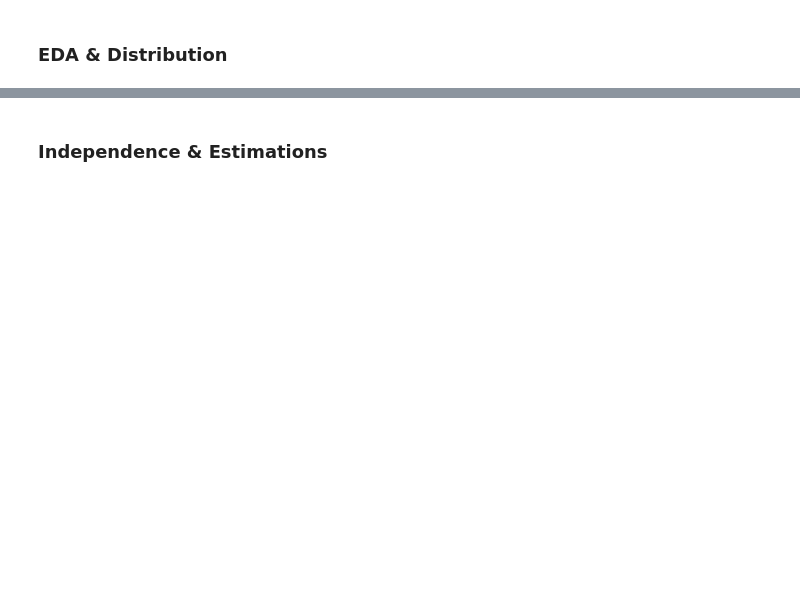
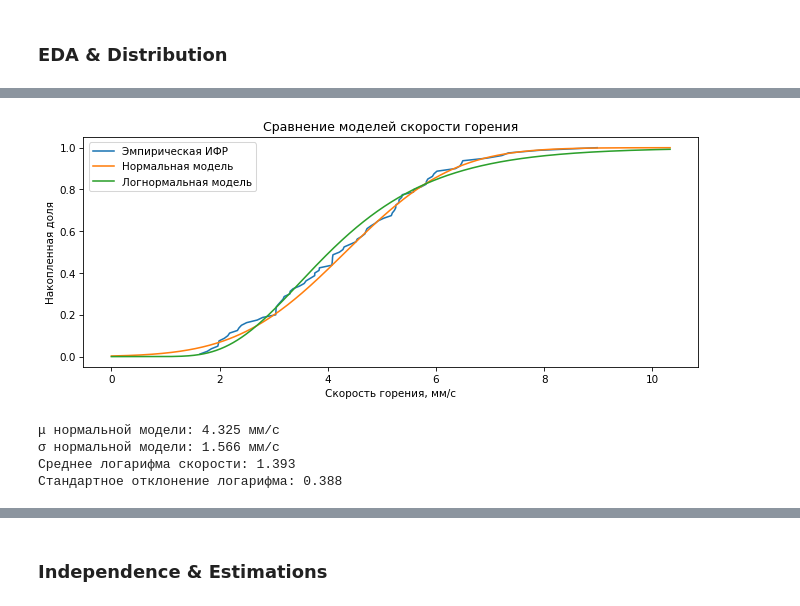
Before and after one commit to ekairaliev/AppStat-Lab01, a Jupyter notebook: AppStat_Lab01.ipynb, the cells around one changed output, grey strips where cells are left out. Saved outputs shown, nothing was run; the diff lists cells and outputs as text; code cells hidden in the pictures; blank space fills up the shorter version.

```diff
--- a/AppStat_Lab01.ipynb
+++ b/AppStat_Lab01.ipynb
@@ -3044,0 +3423,50 @@ display(
+# %%
+from scipy import stats
+
+v_mu, v_sigma = stats.norm.fit(v_ti_cu)
+
+v_shape, v_loc, v_scale = stats.lognorm.fit(
+    v_ti_cu,
+    floc=0
+)
+
+v_grid = np.linspace(0, v_ti_cu.max() * 1.15, 400)
+
+plt.figure(figsize=(9, 4))
+
+v_cdf.plot(label="Эмпирическая ИФР")
+
+plt.plot(
+    v_grid,
+    stats.norm.cdf(v_grid, loc=v_mu, scale=v_sigma),
+    label="Нормальная модель"
+)
+
+plt.plot(
+    v_grid,
+    stats.lognorm.cdf(
+        v_grid,
+        s=v_shape,
+        loc=v_loc,
+        scale=v_scale
+    ),
+    label="Логнормальная модель"
+)
+
+plt.xlabel("Скорость горения, мм/с")
+plt.ylabel("Накопленная доля")
+plt.title("Сравнение моделей скорости горения")
+plt.legend()
+plt.tight_layout()
+plt.show()
+
+print(f"μ нормальной модели: {v_mu:.3f} мм/с")
+print(f"σ нормальной модели: {v_sigma:.3f} мм/с")
+print(f"Среднее логарифма скорости: {np.log(v_scale):.3f}")
+print(f"Стандартное отклонение логарифма: {v_shape:.3f}")
+# %% [output]
+[figure, added]
+μ нормальной модели: 4.325 мм/с
+σ нормальной модели: 1.566 мм/с
+Среднее логарифма скорости: 1.393
+Стандартное отклонение логарифма: 0.388
```
Also changed, not shown: parts of 40 cells of this notebook.
